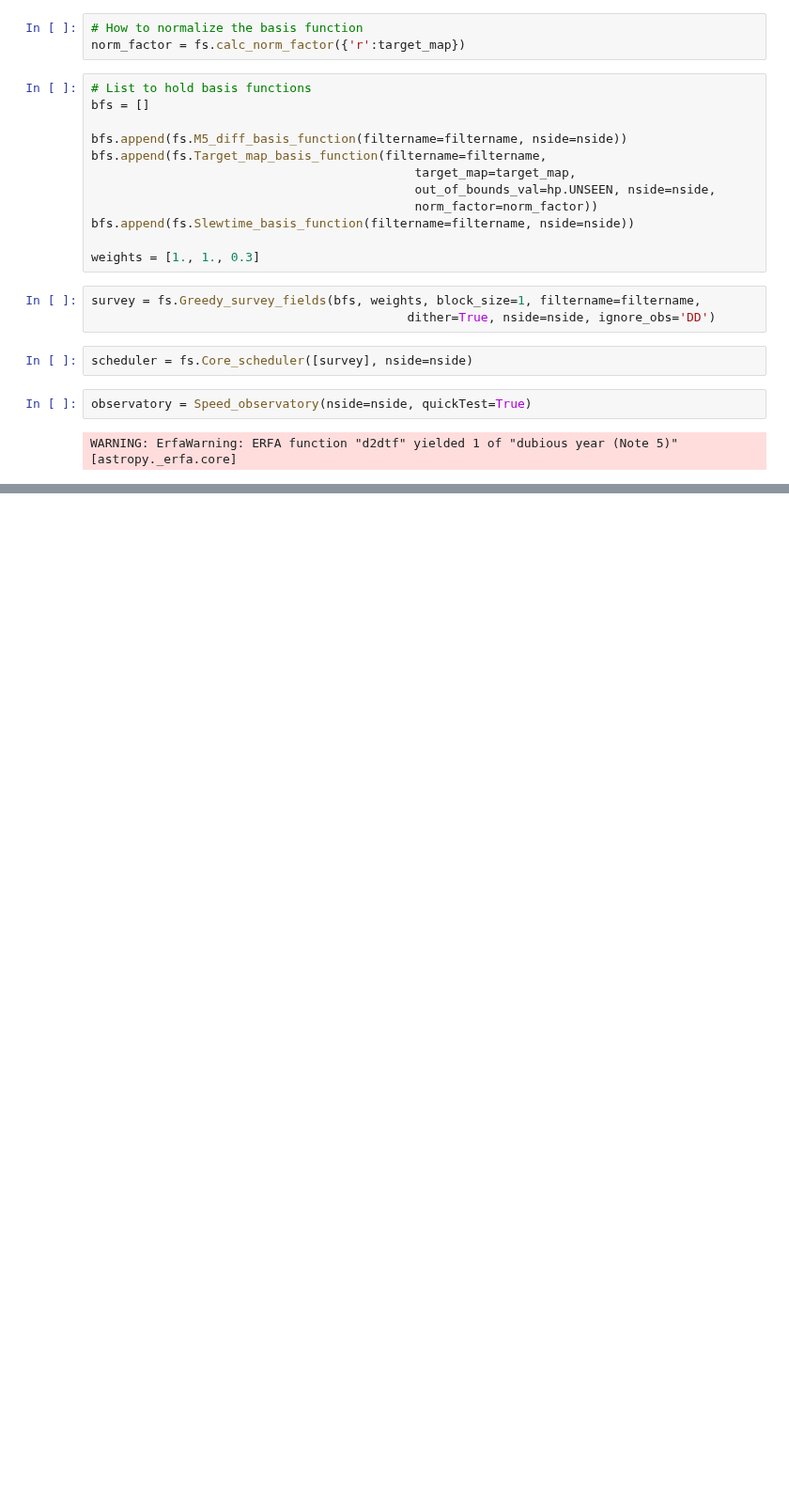
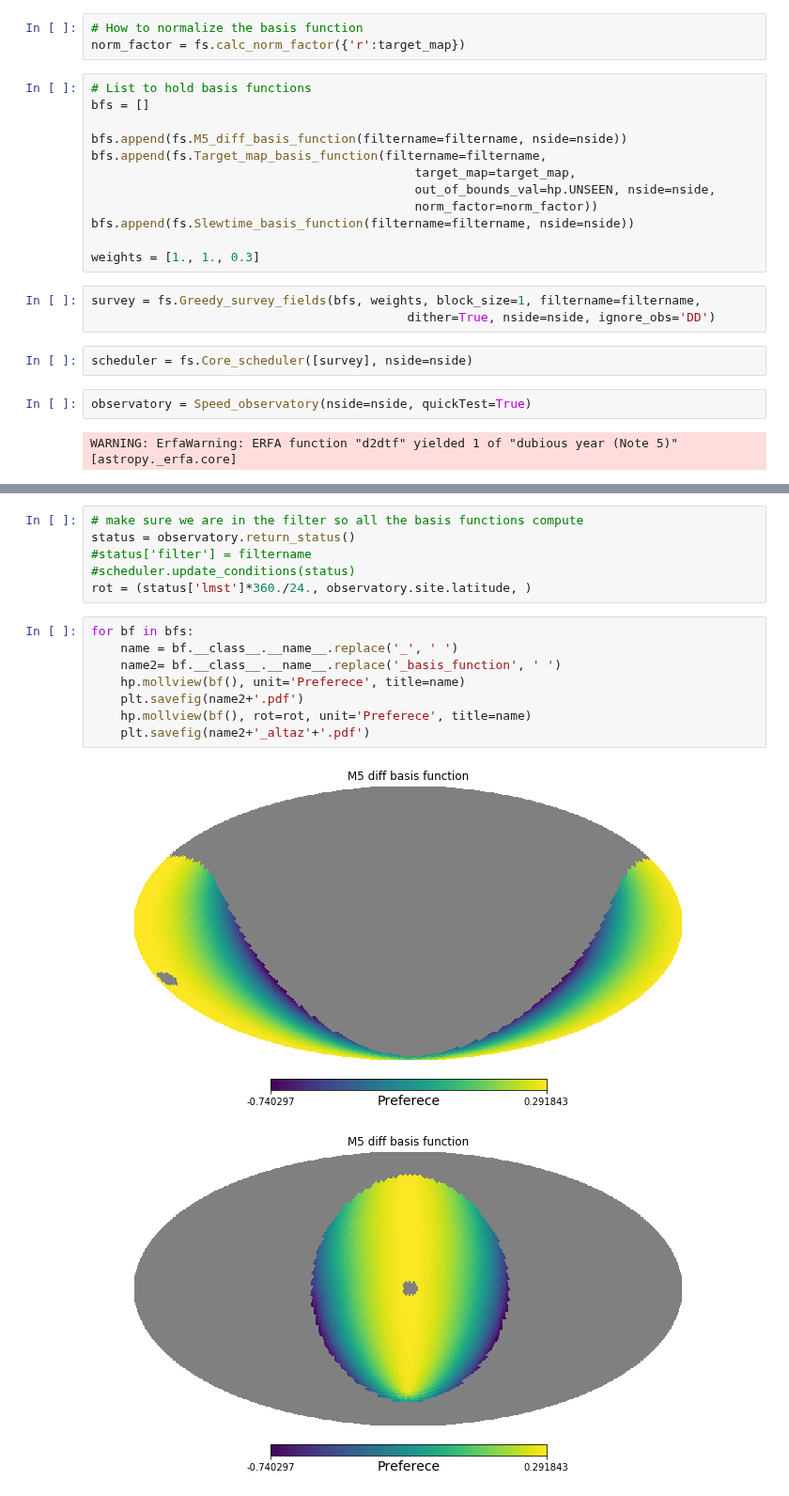
Before and after one commit to yoachim/18_scratch, a Jupyter notebook: talk_plots/talk_plots.ipynb, the cells around one changed output, grey strips where cells are left out. Shown at 94% size. Saved outputs shown, nothing was run; the diff lists cells and outputs as text; blank space fills up the shorter version.

```diff
--- a/talk_plots/talk_plots.ipynb
+++ b/talk_plots/talk_plots.ipynb
@@ -55,0 +66,17 @@ Completed 17176 observations
+# %%
+# make sure we are in the filter so all the basis functions compute
+status = observatory.return_status()
+#status['filter'] = filtername
+#scheduler.update_conditions(status)
+rot = (status['lmst']*360./24., observatory.site.latitude, )
+# %%
+for bf in bfs:
+    name = bf.__class__.__name__.replace('_', ' ')
+    name2= bf.__class__.__name__.replace('_basis_function', ' ')
+    hp.mollview(bf(), unit='Preferece', title=name)
+    plt.savefig(name2+'.pdf')
+    hp.mollview(bf(), rot=rot, unit='Preferece', title=name)
+    plt.savefig(name2+'_altaz'+'.pdf')
+# %% [output]
+[figure, added]
+[figure, added]
```
Also changed, not shown: parts of 23 cells of this notebook.
